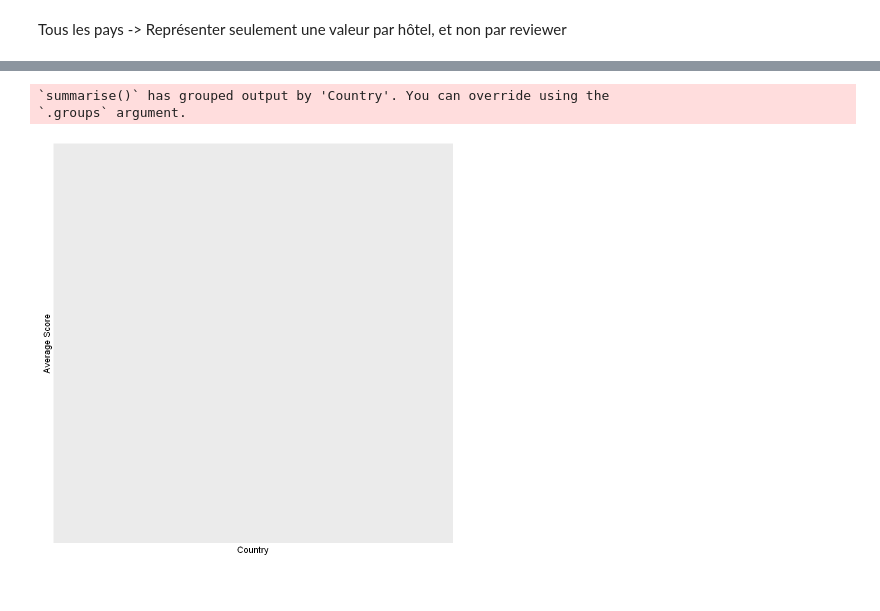
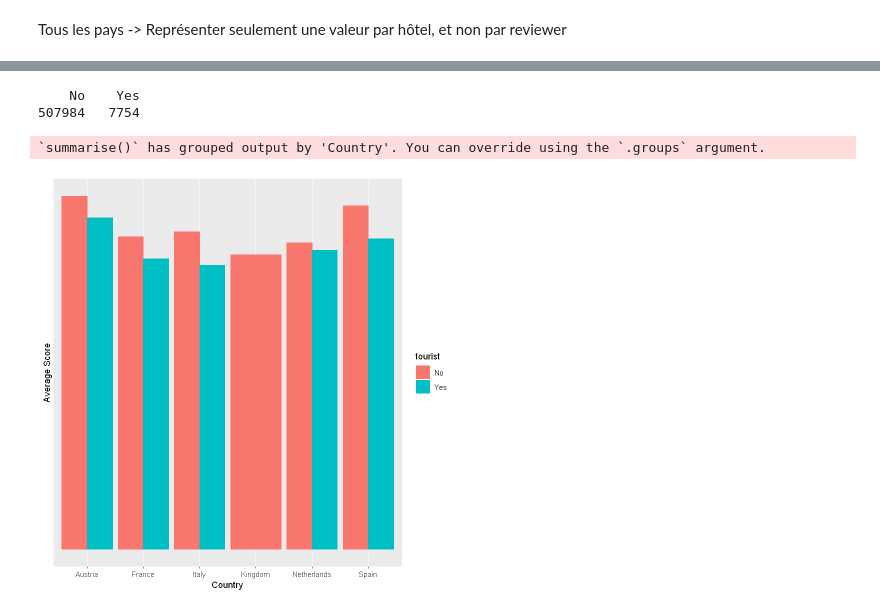
Before and after one commit to NadineAzebaze/Kaggle_project, a Jupyter notebook: projet.ipynb, the cells around one changed output, grey strips where cells are left out. Saved outputs shown, nothing was run; the diff lists cells and outputs as text; code cells hidden in the pictures.

Commit message:
Proportion de touristes par destinations

```diff
--- a/projet.ipynb
+++ b/projet.ipynb
@@ -251,11 +269,14 @@ title(main = "Barplot of Species\n with sample size")
 [figure]
 # %%
-ind=which(is.na(dataset_clean$Reviewer_Nationality))
-data_model=dataset_clean[-ind,]
-data_model$tourist=ifelse(data_model$Reviewer_Nationality==data_model$Country,"Yes","No")
-data_model$tourist=as.factor(data_model$tourist)
-data_model%>%group_by(Country,tourist)%>%summarise(average_score=mean(Average_Score))%>%ungroup()%>%mutate(Average_Score=average_score**7)%>%ggplot(aes(x=Country,y=Average_Score,color=tourist,fill=tourist))+geom_bar(stat='identity',position='dodge')+xlab("Country")+ylab("Average Score")+scale_y_continuous(breaks = NULL)
+#ind=which(is.na(dataset_clean$Reviewer_Nationality))
+#data_model=dataset_clean[-ind,]"""
+
+dataset_clean$tourist=ifelse(dataset_clean$Reviewer_Nationality==dataset_clean$Country,"Yes","No")
+dataset_clean$tourist=as.factor(dataset_clean$tourist)
+table(dataset_clean$tourist)
+dataset_clean%>%group_by(Country,tourist)%>%summarise(average_score=mean(Average_Score))%>%ungroup()%>%mutate(Average_Score=average_score**7)%>%ggplot(aes(x=Country,y=Average_Score,color=tourist,fill=tourist))+geom_bar(stat='identity',position='dodge')+xlab("Country")+ylab("Average Score")+scale_y_continuous(breaks = NULL)
 # %% [output]
-`summarise()` has grouped output by 'Country'. You can override using the
-`.groups` argument.
+    No    Yes
+507984   7754
+`summarise()` has grouped output by 'Country'. You can override using the `.groups` argument.
-[figure, old version]
+[figure, new version]
```
Also changed, not shown: parts of 12 cells of this notebook.
